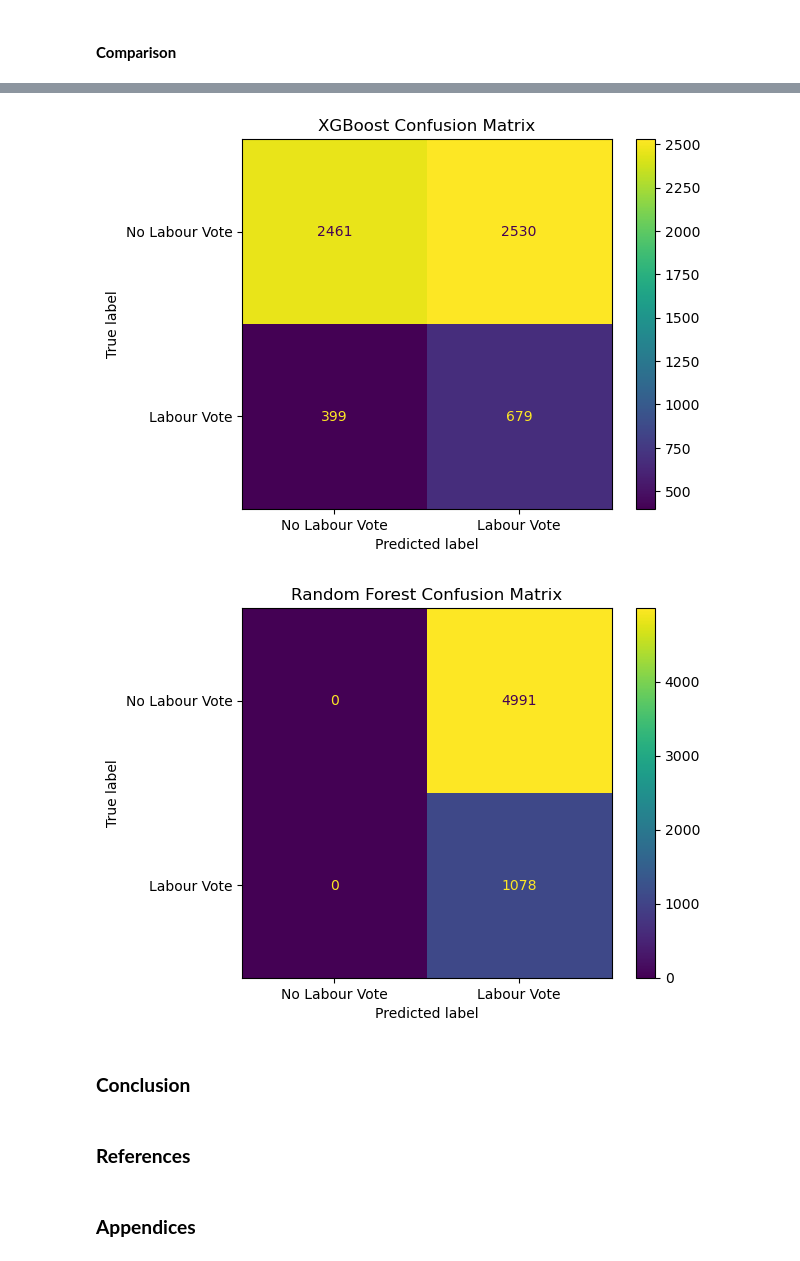
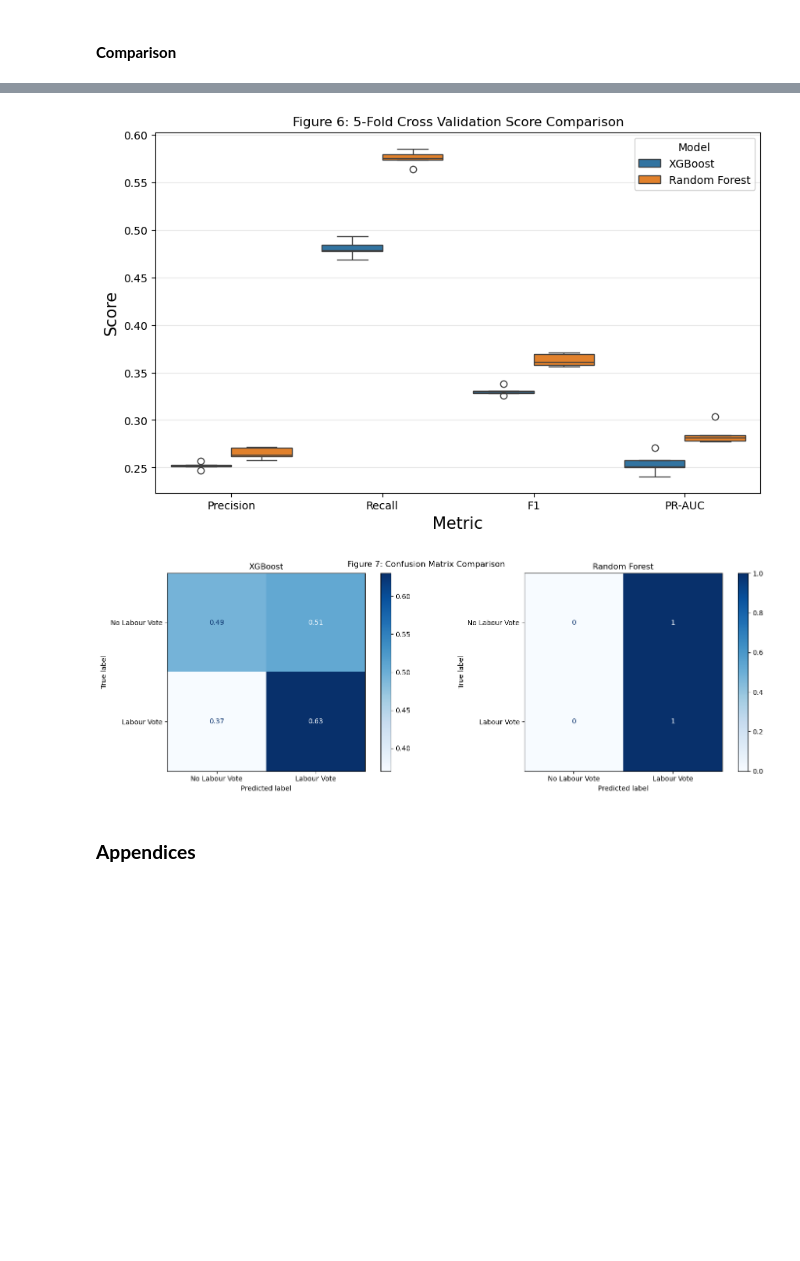
Before and after one commit to RyanWhitehead-04/MLSDS-Problem-Set-1, a Jupyter notebook: MLSDS_Problem_Set_1.ipynb, the cells around one changed output, grey strips where cells are left out. Saved outputs shown, nothing was run; the diff lists cells and outputs as text; code cells hidden in the pictures; blank space fills up the shorter version.

```diff
--- a/MLSDS_Problem_Set_1.ipynb
+++ b/MLSDS_Problem_Set_1.ipynb
@@ -237,10 +211,10 @@ metrics4 = {
     'F1': f1_score(BES_test_stratified[target], pred4),
     'PR-AUC': average_precision_score(BES_test_stratified[target], probability_model4)}
 # %%
-#Bayesian Optimisation - from Antigravity AI (Chat History - Appendix B)
+#Bayesian Optimisation - altered from Antigravity AI Response(Chat History - Appendix B)
 import numpy as np
 from xgboost import XGBClassifier
-from sklearn.metrics import f1_score
+from sklearn.metrics import f1_score, average_precision_score
 from hyperopt import fmin, tpe, hp, STATUS_OK, Trials
 from hyperopt.pyll.base import scope
 
@@ -294,13 +268,13 @@ def objective(params):
     preds = clf.predict(X_test)
 
     # Calculate the positive F1 score (harmonic mean of precision and recall)
-    f1 = f1_score(y_test, preds)
+
+    prauc = average_precision_score(y_test, preds)                                                                              #Altered from F1 to PR-AUC
 
     # hyperopt is designed to strictly MINIMIZE the return value of the objective function.
-    # Therefore, to maximize the F1 score, we return the negative F1 score.
+    # Therefore, to maximize the F1 score, we return the negative F1 score.                                                     #Altered from F1 to PR-AUC
     # STATUS_OK tells hyperopt that the function executed successfully without errors.
-    return {'loss': -f1, 'status': STATUS_OK}
-
+    return {'loss': -prauc, 'status': STATUS_OK}
 
 # --- STEP 3: Run Bayesian optimization with 50 evaluations ---
 
@@ -633,21 +594,39 @@ display(cv_results)
+# %%
+#Plot boxplot of CV scores by metric and score with models differentiated
+import seaborn as sns
+
+plt.figure(figsize = (10, 6))
+sns.boxplot(data = cv_scores, x = 'Metric', y = 'Score', hue = 'Model')
+
+plt.title('Figure 6: 5-Fold Cross Validation Score Comparison')
+plt.ylabel('Score', fontsize = 15)
+plt.xlabel('Metric', fontsize = 15)
+plt.legend(title = 'Model')
+plt.grid(axis = 'y', alpha = 0.3)
+
+plt.savefig('Figure_6.png')
+# %% [output]
+[figure, added]
 # %%
 #Confusion Matrix
 from sklearn.metrics import ConfusionMatrixDisplay
 
-ConfusionMatrixDisplay.from_predictions(BES_test_stratified[target], pred5, display_labels = ['No Labour Vote', 'Labour Vote'])
-plt.title('XGBoost Confusion Matrix')
-plt.show()
+figures, axes = plt.subplots(1, 2, figsize = (15, 5))
 
-ConfusionMatrixDisplay.from_predictions(BES_test_stratified[target], rf_pred5, display_labels = ['No Labour Vote', 'Labour Vote'])
-plt.title('Random Forest Confusion Matrix')
-plt.show()
+ConfusionMatrixDisplay.from_predictions(BES_test_stratified[target], pred5, display_labels = ['No Labour Vote', 'Labour Vote'],
+                                        ax = axes[0], normalize = 'true', cmap = 'Blues')
+axes[0].set_title('XGBoost')
+
+
+ConfusionMatrixDisplay.from_predictions(BES_test_stratified[target], rf_pred5, display_labels = ['No Labour Vote', 'Labour Vote'],
+                                        ax = axes[1], normalize = 'true', cmap = 'Blues')
+axes[1].set_title('Random Forest')
+
+plt.tight_layout()
+plt.suptitle('Figure 7: Confusion Matrix Comparison')
+plt.savefig('Figure_7.png')
 # %% [output]
-[figure, old version]
+[figure, new version]
-[figure, removed]
-# %% [markdown]
-### **Conclusion**
-# %% [markdown]
-### **References**
 # %% [markdown]
 ### **Appendices**
 # %% [markdown]
```
Also changed, not shown: parts of 21 cells of this notebook, 8 other files.
